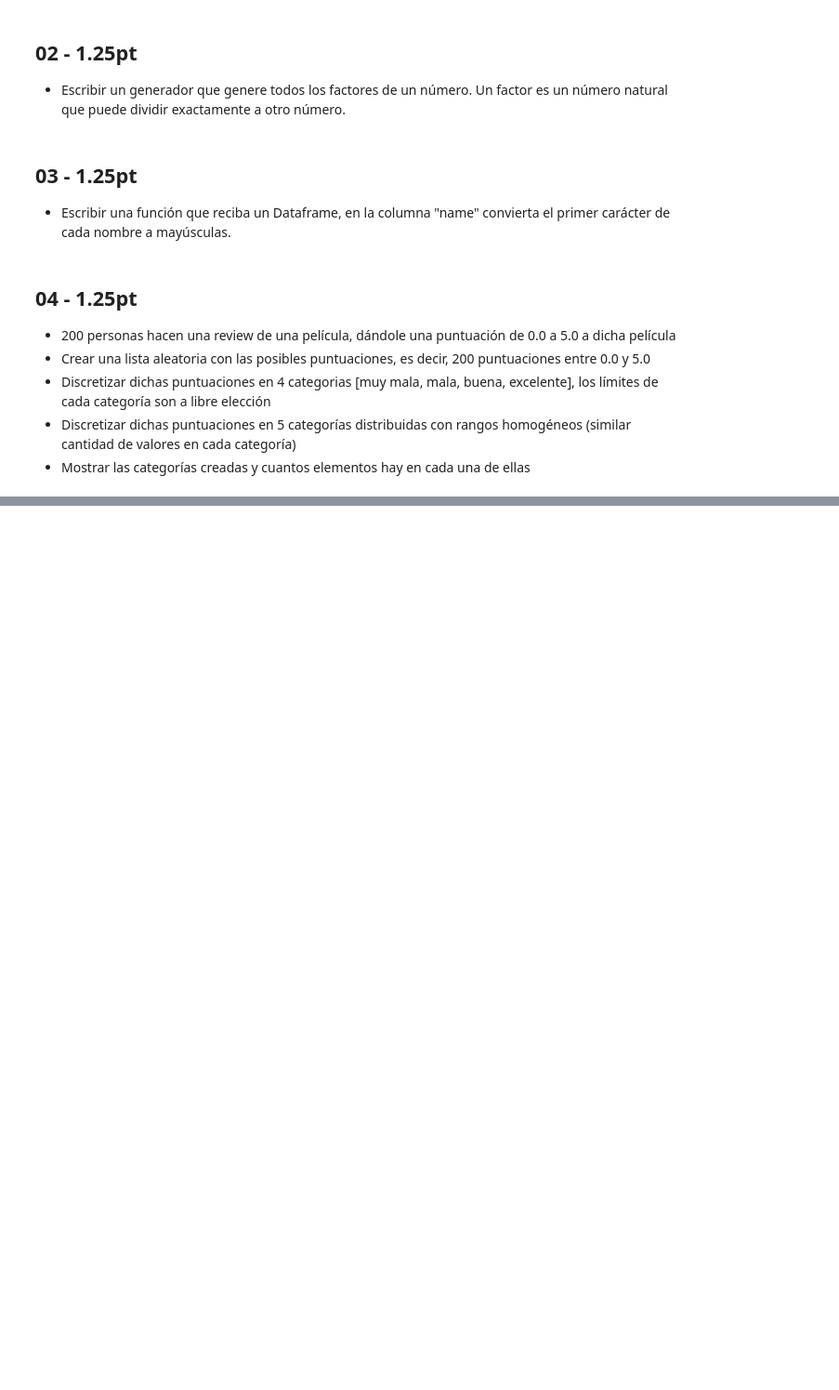
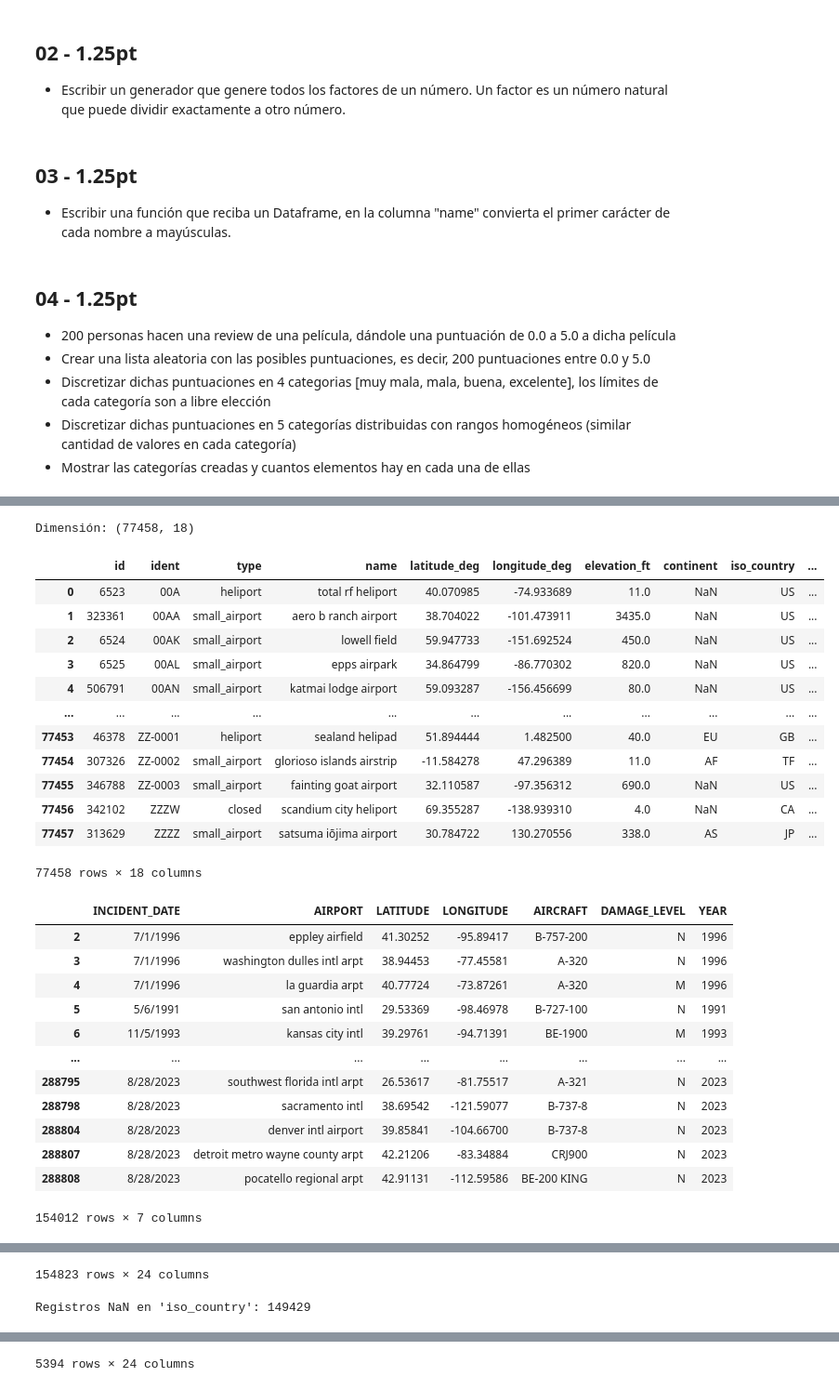
Before and after one commit to JoseJesusLaCasaNieto/Python_Artificial_Intelligence, a Jupyter notebook: Examen_Primera_Convocatoria_2024/Examen_Primera_Convocatoria_2024.ipynb, the cells around one changed output, grey strips where cells are left out. Shown: that part at 93% size. Drawn from its saved outputs; the diff is of its cells as text; code cells hidden in the pictures; blank space fills up the shorter version.

```diff
--- a/Examen_Primera_Convocatoria_2024/Examen_Primera_Convocatoria_2024.ipynb
+++ b/Examen_Primera_Convocatoria_2024/Examen_Primera_Convocatoria_2024.ipynb
@@ -169,0 +321,54 @@ Name: count, dtype: int64
+# %%
+# Fichero Airports
+airports_rute = os.path.join('01MIAR_airports.csv')
+data_airports = pd.read_csv(airports_rute)
+print("Dimensión:", data_airports.shape)
+
+data_airports['name'] = data_airports['name'].str.lower()
+display(data_airports)
+
+data_aircraft['AIRPORT'] = data_aircraft['AIRPORT'].str.lower()
+display(data_aircraft)
+
+data_airports.rename(columns={'name': 'AIRPORT'}, inplace=True)
+data_airport_country = pd.merge(data_aircraft, data_airports, on='AIRPORT', how='left')
+display(data_airport_country)
+
+print("\nRegistros NaN en 'iso_country':", data_airport_country['iso_country'].isnull().sum())
+
+data_airport_country.drop(data_airport_country[pd.isnull(data_airport_country['DAMAGE_LEVEL'])].index, inplace=True)
+data_airport_country.drop(data_airport_country[pd.isnull(data_airport_country['iso_country'])].index, inplace=True)
+display(data_airport_country)
+
+table = data_airport_country.groupby(['iso_country', 'DAMAGE_LEVEL']).count()
+table = table.loc[:, :'INCIDENT_DATE']
+table.rename(columns={'INCIDENT_DATE': 'INCIDENTS'}, inplace=True)
+display(table)
+# %% [output]
+Dimensión: (77458, 18)
+|  | id | ident | type | name | latitude_deg | longitude_deg | elevation_ft | continent | iso_country | ... |
+| 0 | 6523 | 00A | heliport | total rf heliport | 40.070985 | -74.933689 | 11.0 | NaN | US | ... |
+| 1 | 323361 | 00AA | small_airport | aero b ranch airport | 38.704022 | -101.473911 | 3435.0 | NaN | US | ... |
+| 2 | 6524 | 00AK | small_airport | lowell field | 59.947733 | -151.692524 | 450.0 | NaN | US | ... |
+| 3 | 6525 | 00AL | small_airport | epps airpark | 34.864799 | -86.770302 | 820.0 | NaN | US | ... |
+| 4 | 506791 | 00AN | small_airport | katmai lodge airport | 59.093287 | -156.456699 | 80.0 | NaN | US | ... |
+| ... | ... | ... | ... | ... | ... | ... | ... | ... | ... | ... |
+| 77453 | 46378 | ZZ-0001 | heliport | sealand helipad | 51.894444 | 1.482500 | 40.0 | EU | GB | ... |
+| 77454 | 307326 | ZZ-0002 | small_airport | glorioso islands airstrip | -11.584278 | 47.296389 | 11.0 | AF | TF | ... |
+| 77455 | 346788 | ZZ-0003 | small_airport | fainting goat airport | 32.110587 | -97.356312 | 690.0 | NaN | US | ... |
+| 77456 | 342102 | ZZZW | closed | scandium city heliport | 69.355287 | -138.939310 | 4.0 | NaN | CA | ... |
+| 77457 | 313629 | ZZZZ | small_airport | satsuma iōjima airport | 30.784722 | 130.270556 | 338.0 | AS | JP | ... |
+77458 rows × 18 columns
+|  | INCIDENT_DATE | AIRPORT | LATITUDE | LONGITUDE | AIRCRAFT | DAMAGE_LEVEL | YEAR |
+| 2 | 7/1/1996 | eppley airfield | 41.30252 | -95.89417 | B-757-200 | N | 1996 |
+| 3 | 7/1/1996 | washington dulles intl arpt | 38.94453 | -77.45581 | A-320 | N | 1996 |
+| 4 | 7/1/1996 | la guardia arpt | 40.77724 | -73.87261 | A-320 | M | 1996 |
+| 5 | 5/6/1991 | san antonio intl | 29.53369 | -98.46978 | B-727-100 | N | 1991 |
+| 6 | 11/5/1993 | kansas city intl | 39.29761 | -94.71391 | BE-1900 | M | 1993 |
+| ... | ... | ... | ... | ... | ... | ... | ... |
+| 288795 | 8/28/2023 | southwest florida intl arpt | 26.53617 | -81.75517 | A-321 | N | 2023 |
+| 288798 | 8/28/2023 | sacramento intl | 38.69542 | -121.59077 | B-737-8 | N | 2023 |
+| 288804 | 8/28/2023 | denver intl airport | 39.85841 | -104.66700 | B-737-8 | N | 2023 |
+| 288807 | 8/28/2023 | detroit metro wayne county arpt | 42.21206 | -83.34884 | CRJ900 | N | 2023 |
+| 288808 | 8/28/2023 | pocatello regional arpt | 42.91131 | -112.59586 | BE-200 KING | N | 2023 |
+154012 rows × 7 columns
@@ -169,0 +387,2 @@ Name: count, dtype: int64
+154823 rows × 24 columns
+Registros NaN en 'iso_country': 149429
@@ -169,0 +401 @@ Name: count, dtype: int64
+5394 rows × 24 columns
```
Also changed, not shown: parts of 8 cells of this notebook, 3 other files.
